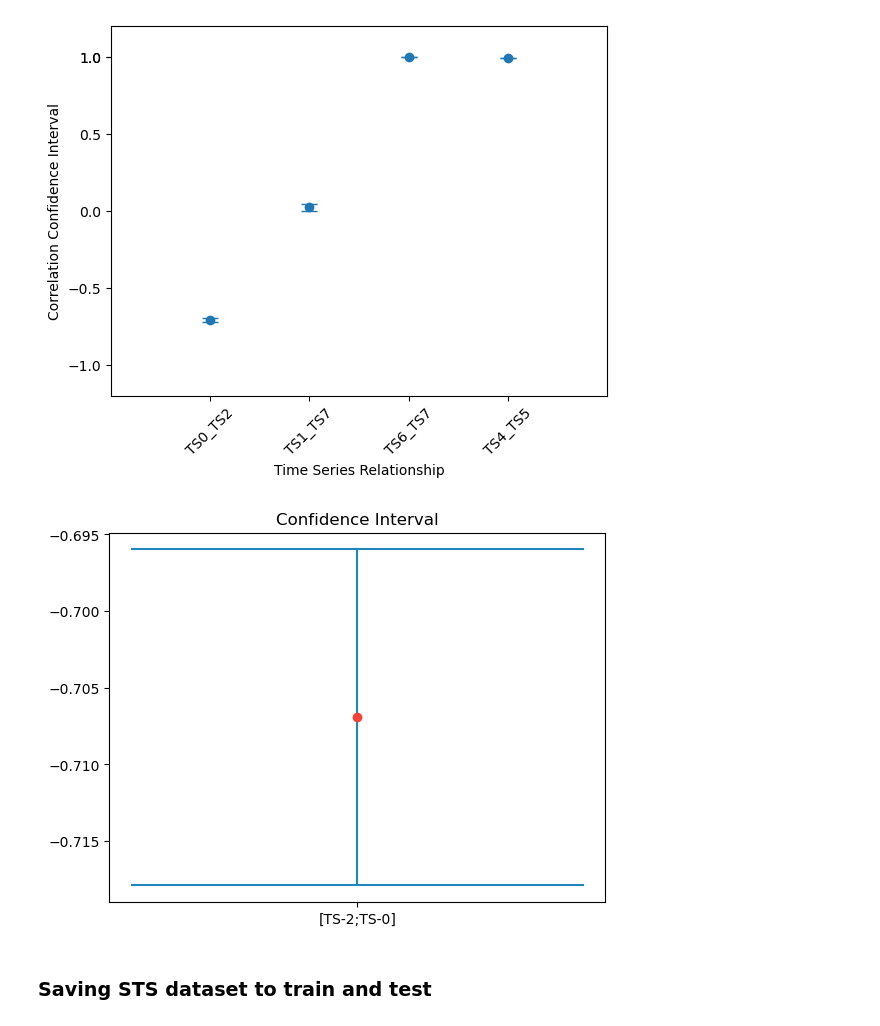
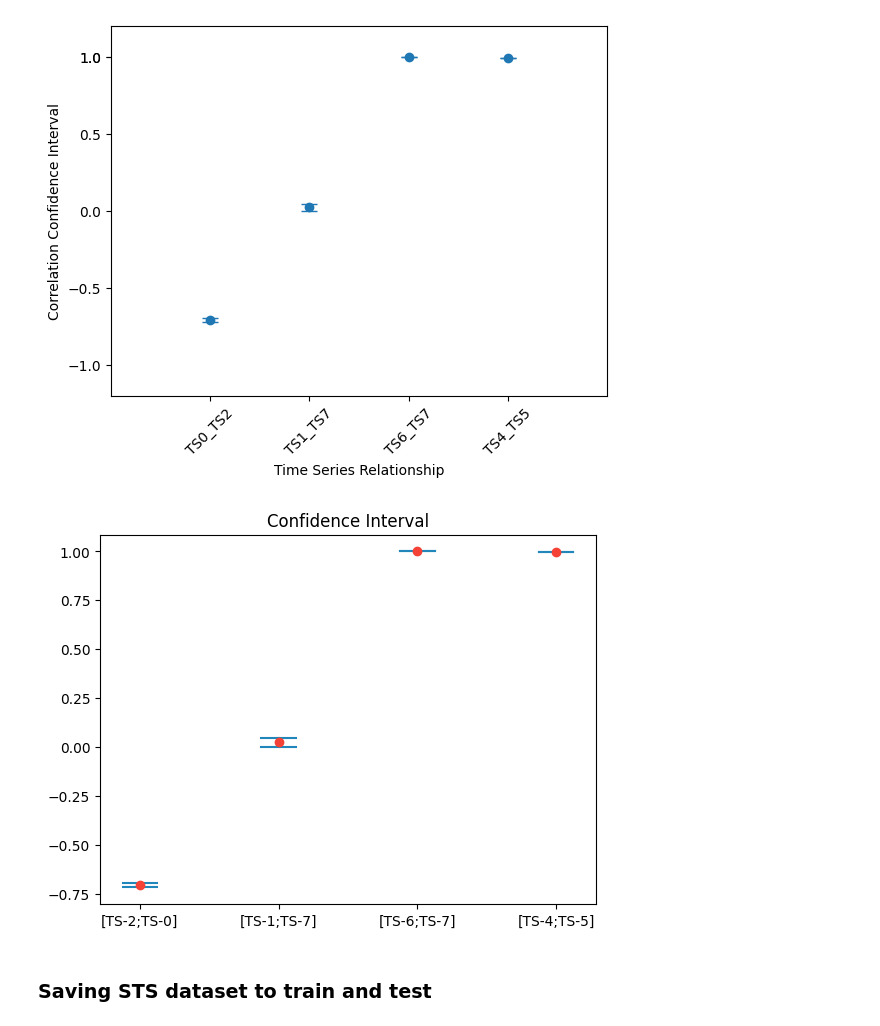
Before and after one commit to CristoferSilva/SyntheticTimeSeriesDataset, a Jupyter notebook: syntheticTimeSeriesDataset.ipynb, the cells around one changed output. Saved outputs shown, nothing was run; the diff lists cells and outputs as text; code cells hidden in the pictures.

Commit message:
add tmsg.plot_confidence_interval

```diff
--- a/syntheticTimeSeriesDataset.ipynb
+++ b/syntheticTimeSeriesDataset.ipynb
@@ -126,22 +126,10 @@ plt.xticks(labels, rotation=45)
 plt.show()
 # %% [output]
 [figure]
-# %%
-# OLD VERSION
-ci_95 = st.pearsonr(time_series[2].real, time_series[0].real).confidence_interval(confidence_level=0.95)
-horizontal_line_width = 0.25
-left = 1 - horizontal_line_width / 2
-right = 1 + horizontal_line_width / 2
-
-plt.title('Confidence Interval')
-plt.xticks([1, 2, 3, 4], ['[TS-2;TS-0]', 'BF', 'FFD', 'BFD'])
-plt.plot([1,1], [ci_95.high ,ci_95.low], color='#2187bb')
-plt.plot([left, right], [ci_95.high, ci_95.high], color='#2187bb')
-plt.plot([left, right], [ci_95.low, ci_95.low], color='#2187bb')
-plt.plot(1, (ci_95.high+ci_95.low)/2, 'o', color='#f44336')
-plt.show()
-# %% [output]
-[figure, removed]
+# %%
+tmsg.plot_confidence_interval([[time_series[2],time_series[0]], [time_series[1],time_series[7]], [time_series[6],time_series[7]], [time_series[4],time_series[5]]], ['[TS-2;TS-0]', '[TS-1;TS-7]', '[TS-6;TS-7]', '[TS-4;TS-5]'])
+# %% [output]
+[figure, added]
 # %% [markdown]
 ### Saving STS dataset to train and test
 # %% [markdown]
```
Also changed, not shown: parts of 7 cells of this notebook, 1 other file.
